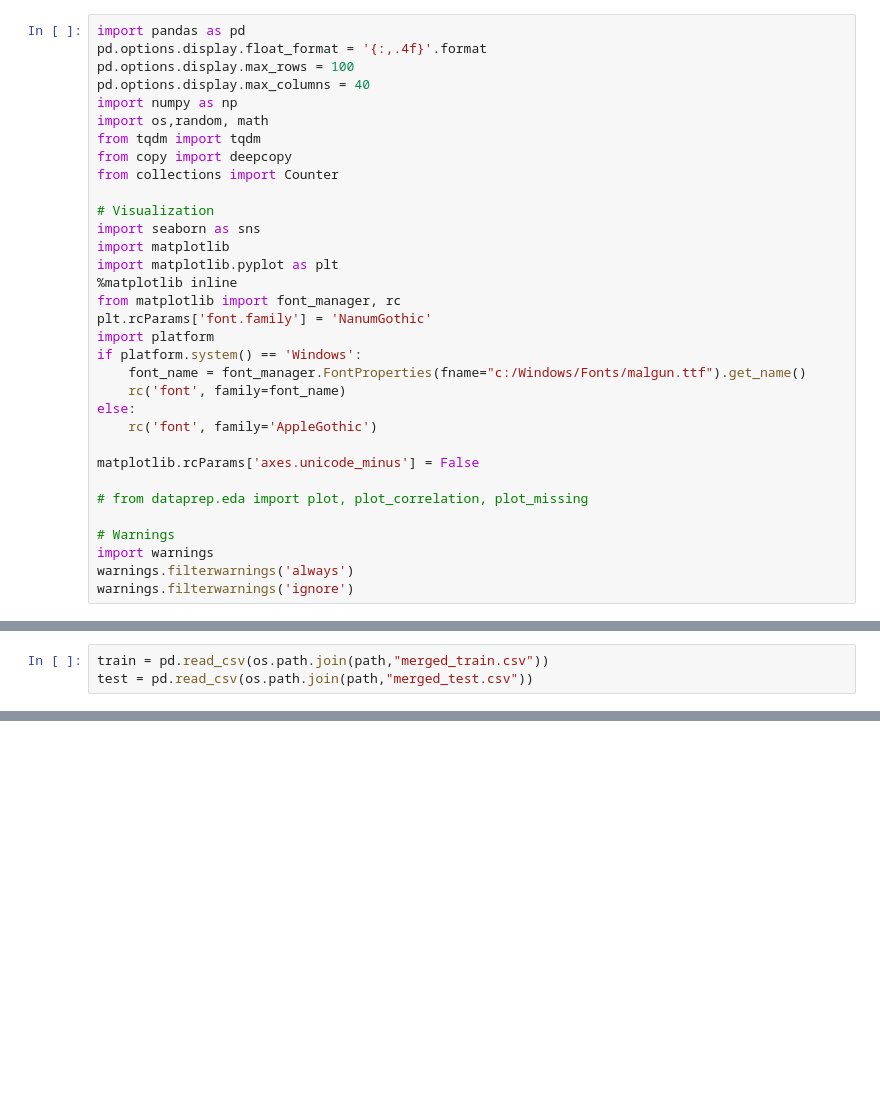
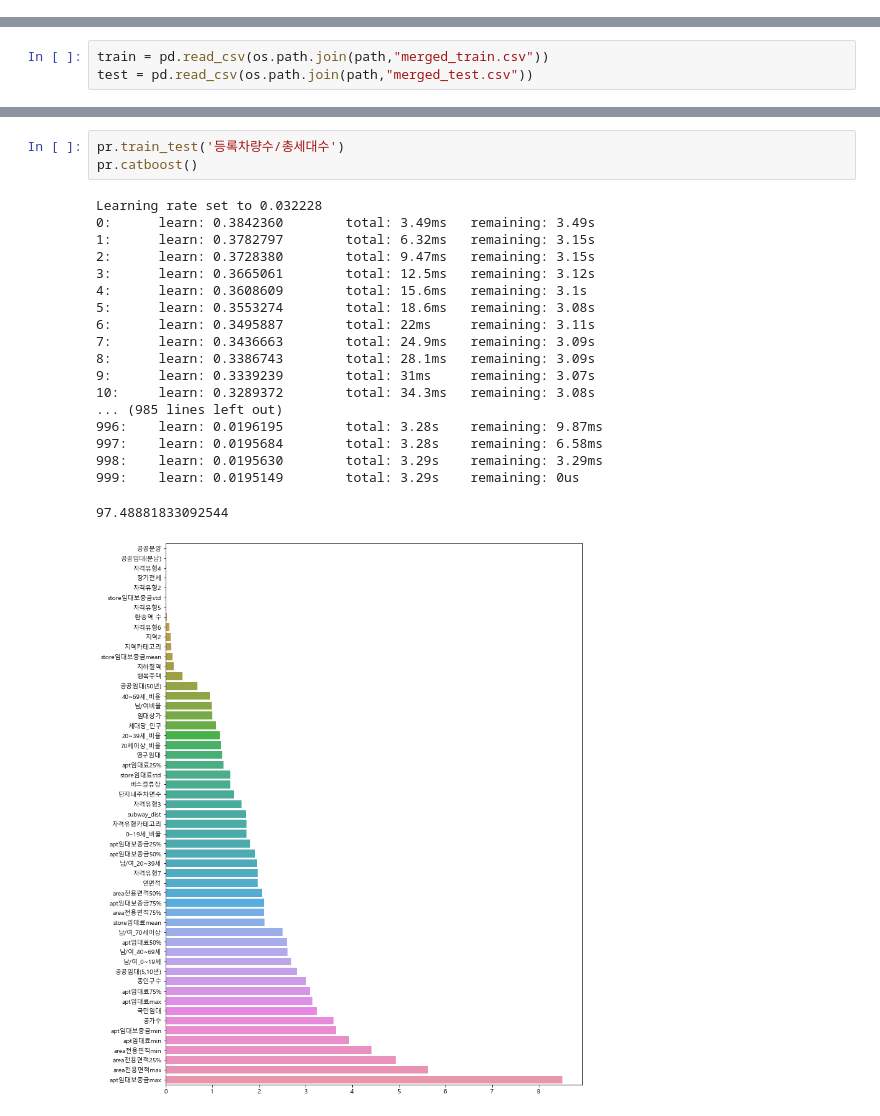
Before and after one commit to whdbfla6/Daesamanlap, a Jupyter notebook: EDA_CYR/data_preprocessing.ipynb, the cells around one changed output, grey strips where cells are left out. Saved outputs shown, nothing was run; the diff lists cells and outputs as text; blank space fills up the shorter version.

```diff
--- a/EDA_CYR/data_preprocessing.ipynb
+++ b/EDA_CYR/data_preprocessing.ipynb
@@ -1,33 +0,0 @@
-# %%
-import pandas as pd
-pd.options.display.float_format = '{:,.4f}'.format
-pd.options.display.max_rows = 100
-pd.options.display.max_columns = 40
-import numpy as np
-import os,random, math
-from tqdm import tqdm
-from copy import deepcopy
-from collections import Counter
-
-# Visualization
-import seaborn as sns
-import matplotlib
-import matplotlib.pyplot as plt
-%matplotlib inline
-from matplotlib import font_manager, rc
-plt.rcParams['font.family'] = 'NanumGothic'
-import platform
-if platform.system() == 'Windows':
-    font_name = font_manager.FontProperties(fname="c:/Windows/Fonts/malgun.ttf").get_name()
-    rc('font', family=font_name)
-else:
-    rc('font', family='AppleGothic')
-
-matplotlib.rcParams['axes.unicode_minus'] = False
-
-# from dataprep.eda import plot, plot_correlation, plot_missing
-
-# Warnings
-import warnings
-warnings.filterwarnings('always')
-warnings.filterwarnings('ignore')
@@ -145,3 +176,26 @@ pr.process()
+# %%
+pr.train_test('등록차량수/총세대수')
+pr.catboost()
+# %% [output]
+Learning rate set to 0.032228
+0:      learn: 0.3842360        total: 3.49ms   remaining: 3.49s
+1:      learn: 0.3782797        total: 6.32ms   remaining: 3.15s
+2:      learn: 0.3728380        total: 9.47ms   remaining: 3.15s
+3:      learn: 0.3665061        total: 12.5ms   remaining: 3.12s
+4:      learn: 0.3608609        total: 15.6ms   remaining: 3.1s
+5:      learn: 0.3553274        total: 18.6ms   remaining: 3.08s
+6:      learn: 0.3495887        total: 22ms     remaining: 3.11s
+7:      learn: 0.3436663        total: 24.9ms   remaining: 3.09s
+8:      learn: 0.3386743        total: 28.1ms   remaining: 3.09s
+9:      learn: 0.3339239        total: 31ms     remaining: 3.07s
+10:     learn: 0.3289372        total: 34.3ms   remaining: 3.08s
+... (985 lines left out)
+996:    learn: 0.0196195        total: 3.28s    remaining: 9.87ms
+997:    learn: 0.0195684        total: 3.28s    remaining: 6.58ms
+998:    learn: 0.0195630        total: 3.29s    remaining: 3.29ms
+999:    learn: 0.0195149        total: 3.29s    remaining: 0us
+97.48881833092544
+[figure, added]
 # %%
 pr1 = preprocess(test)
 pr1.new_y()
```
Also changed, not shown: parts of 5 cells of this notebook, 4 other files.
